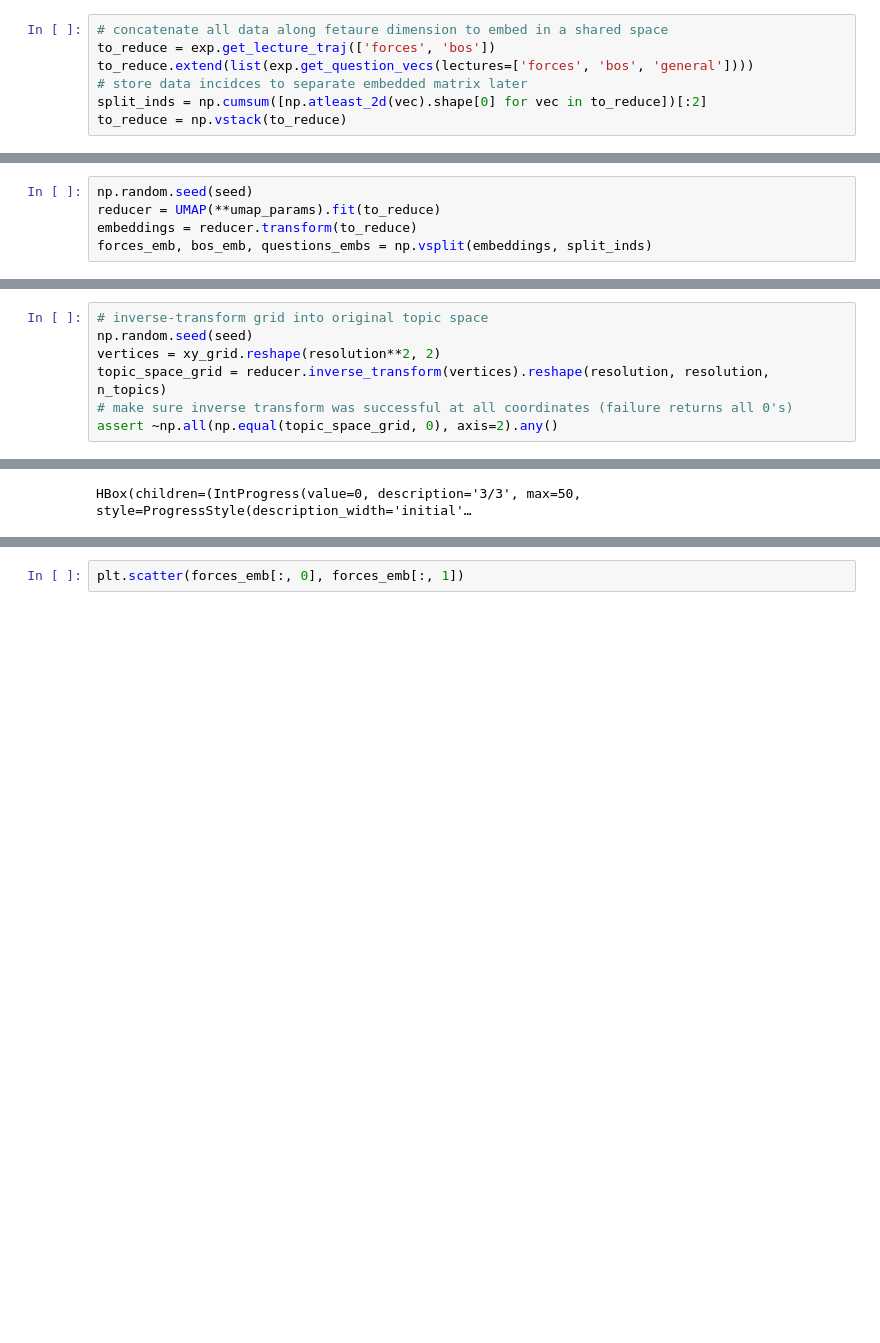
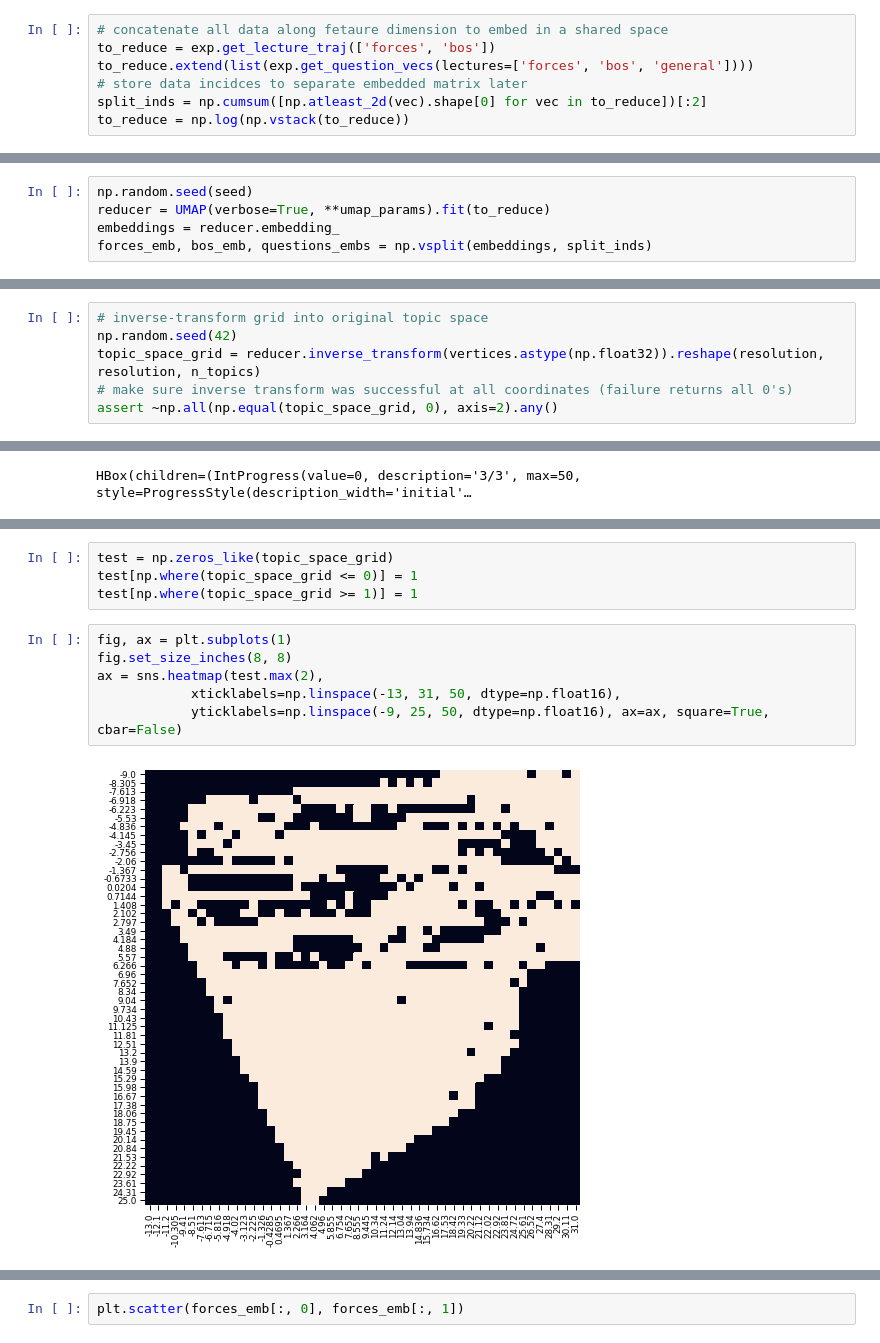
Before and after one commit to ContextLab/efficient-learning-khan, a Jupyter notebook: code/notebooks/knowledge-maps.ipynb, the cells around one changed output, grey strips where cells are left out. Saved outputs shown, nothing was run; the diff lists cells and outputs as text; blank space fills up the shorter version.

Commit message:
back to constructing maps after umap fixes

```diff
--- a/code/notebooks/knowledge-maps.ipynb
+++ b/code/notebooks/knowledge-maps.ipynb
@@ -68,4 +69,4 @@ to_reduce = exp.get_lecture_traj(['forces', 'bos'])
 to_reduce.extend(list(exp.get_question_vecs(lectures=['forces', 'bos', 'general'])))
 # store data incidces to separate embedded matrix later
 split_inds = np.cumsum([np.atleast_2d(vec).shape[0] for vec in to_reduce])[:2]
-to_reduce = np.vstack(to_reduce)
+to_reduce = np.log(np.vstack(to_reduce))
@@ -103,5 +73,5 @@ to_reduce = np.vstack(to_reduce)
 # %%
 np.random.seed(seed)
-reducer = UMAP(**umap_params).fit(to_reduce)
-embeddings = reducer.transform(to_reduce)
+reducer = UMAP(verbose=True, **umap_params).fit(to_reduce)
+embeddings = reducer.embedding_
 forces_emb, bos_emb, questions_embs = np.vsplit(embeddings, split_inds)
@@ -132,8 +130,7 @@ for (x_ix, y_ix), X_val in np.ndenumerate(X):
 ## Recover a topic vector for each grid point
 # %%
 # inverse-transform grid into original topic space
-np.random.seed(seed)
-vertices = xy_grid.reshape(resolution**2, 2)
-topic_space_grid = reducer.inverse_transform(vertices).reshape(resolution, resolution, n_topics)
+np.random.seed(42)
+topic_space_grid = reducer.inverse_transform(vertices.astype(np.float32)).reshape(resolution, resolution, n_topics)
 # make sure inverse transform was successful at all coordinates (failure returns all 0's)
 assert ~np.all(np.equal(topic_space_grid, 0), axis=2).any()
@@ -161 +356,13 @@ HBox(children=(IntProgress(value=0, description='3/3', max=50, style=ProgressSty
+# %%
+test = np.zeros_like(topic_space_grid)
+test[np.where(topic_space_grid <= 0)] = 1
+test[np.where(topic_space_grid >= 1)] = 1
+# %%
+fig, ax = plt.subplots(1)
+fig.set_size_inches(8, 8)
+ax = sns.heatmap(test.max(2),
+            xticklabels=np.linspace(-13, 31, 50, dtype=np.float16),
+            yticklabels=np.linspace(-9, 25, 50, dtype=np.float16), ax=ax, square=True, cbar=False)
+# %% [output]
+[figure, added]
 # %%
```
Also changed, not shown: parts of 35 cells of this notebook.
